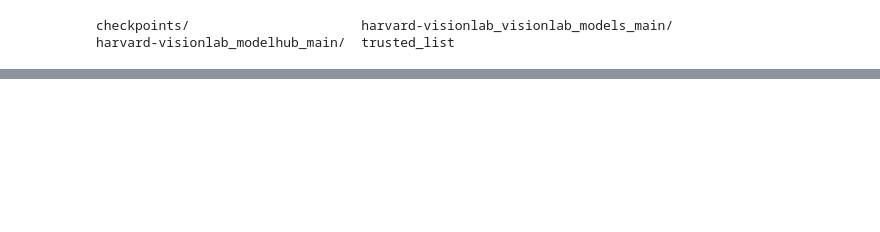
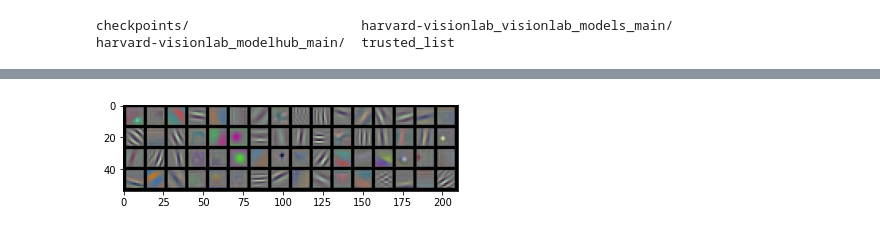
Before and after one commit to harvard-visionlab/visionlab-models, a Jupyter notebook: notebooks/demo_api.ipynb, the cells around one changed output, grey strips where cells are left out. Saved outputs shown, nothing was run; the diff lists cells and outputs as text; code cells hidden in the pictures; blank space fills up the shorter version.

```diff
--- a/notebooks/demo_api.ipynb
+++ b/notebooks/demo_api.ipynb
@@ -14,0 +15,3 @@ Downloading: "https://github.com/harvard-visionlab/visionlab_models/zipball/main
+# %%
+models = torch.hub.load("harvard-visionlab/visionlab_models", "visionlab_models")
+models
@@ -14,0 +21,3 @@ Downloading: "https://github.com/harvard-visionlab/visionlab_models/zipball/main
+# %%
+viz = torch.hub.load("harvard-visionlab/visionlab_models", "visualizations")
+viz
@@ -14,0 +57,3 @@ Downloading: "https://github.com/harvard-visionlab/visionlab_models/zipball/main
+# %%
+model, transform = models.load_model('alexnet_pytorch', 'alexnet_7be5be79')
+model
@@ -14,0 +80,4 @@ Downloading: "https://github.com/harvard-visionlab/visionlab_models/zipball/main
+# %%
+viz.show_conv1(model)
+# %% [output]
+[figure, added]
```
Also changed, not shown: parts of 10 cells of this notebook, 2 other files.
